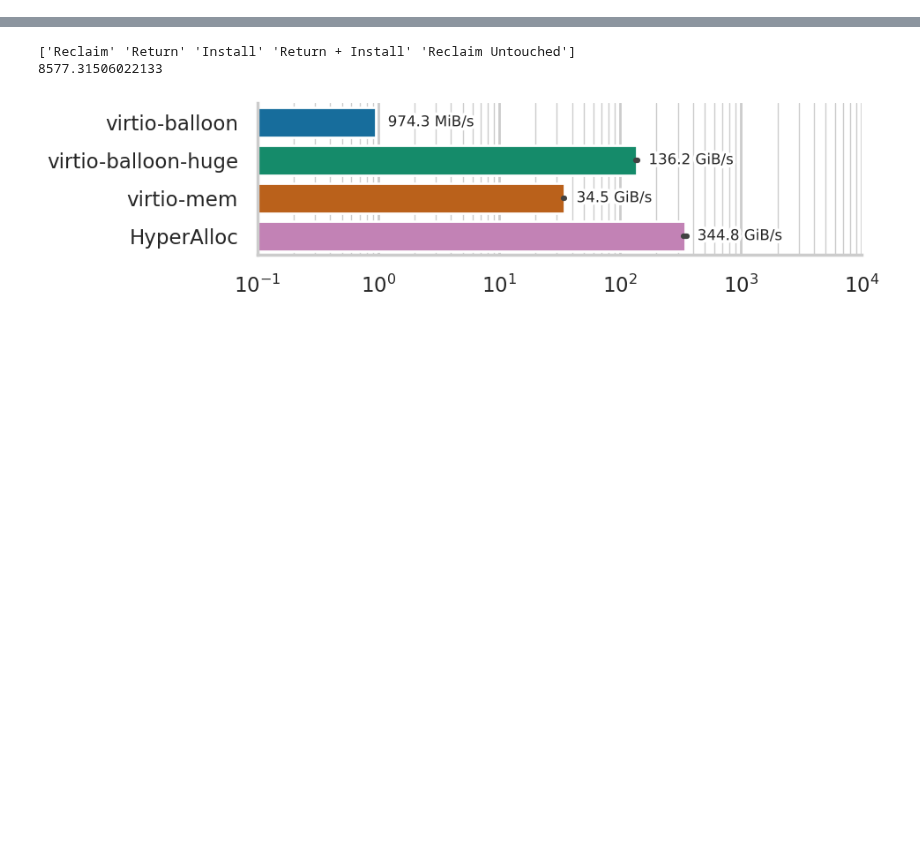
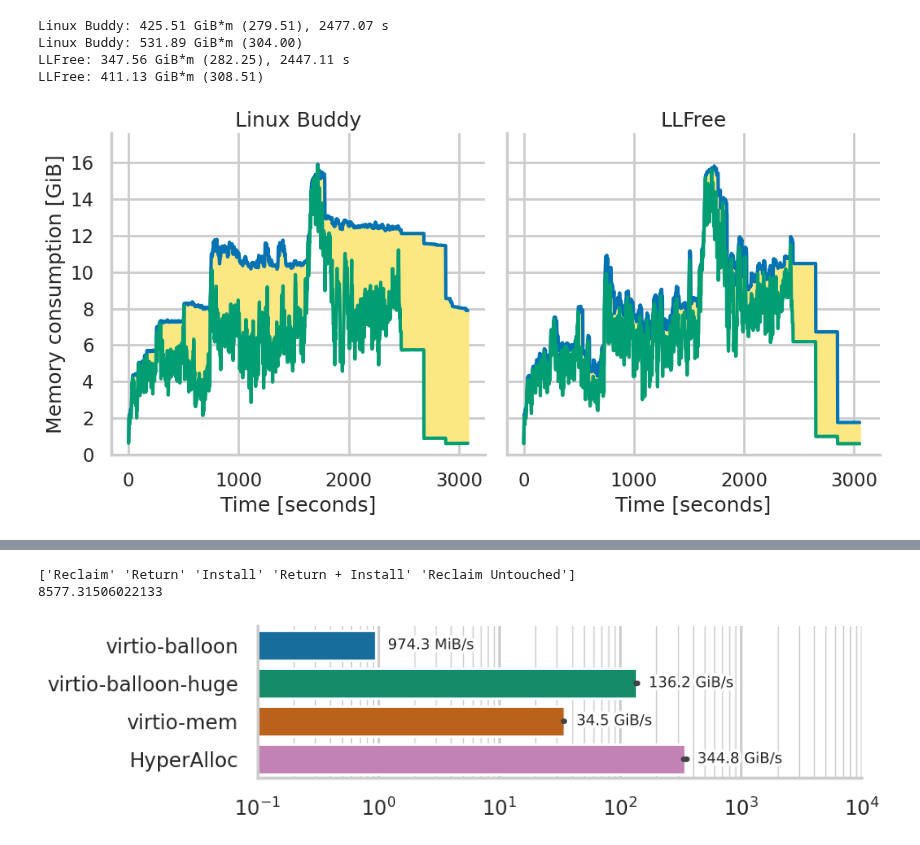
Before and after one commit to luhsra/hyperalloc-bench, a Jupyter notebook: talk.ipynb, the cells around one changed output, grey strips where cells are left out. Saved outputs shown, nothing was run; the diff lists cells and outputs as text; code cells hidden in the pictures; blank space fills up the shorter version.

Commit message:
New huge fragmentation figs

```diff
--- a/talk.ipynb
+++ b/talk.ipynb
@@ -302,3 +289,15 @@ HyperAlloc: delay 10.62 GiB, clean 6.86 GiB, drop 1.90 GiB, 422.96 GiB*m (308.51
+# %%
+max_mem = 16*1024**3
+p = visualize(max_mem, {
+    "Linux Buddy": Path("compiling/latest-clang-base-auto"),
+    "LLFree": Path("compiling/latest-clang-llfree-auto"),
+}, "talk-llfree", measurement="huge", area=True, dref=True)
+# %% [output]
+Linux Buddy: 425.51 GiB*m (279.51), 2477.07 s
+Linux Buddy: 531.89 GiB*m (304.00)
+LLFree: 347.56 GiB*m (282.25), 2447.11 s
+LLFree: 411.13 GiB*m (308.51)
+[figure, added]
 # %%
 def relplot(max_mem: int, data: pd.DataFrame, times: list[BTimes], col_wrap=10, area=False, hide=list[int]) -> tuple[sns.FacetGrid, dict[str, float]]:
     col_wrap = min(col_wrap, len(data["mode"].unique()))
```
Also changed, not shown: parts of 7 cells of this notebook, 10 other files.
